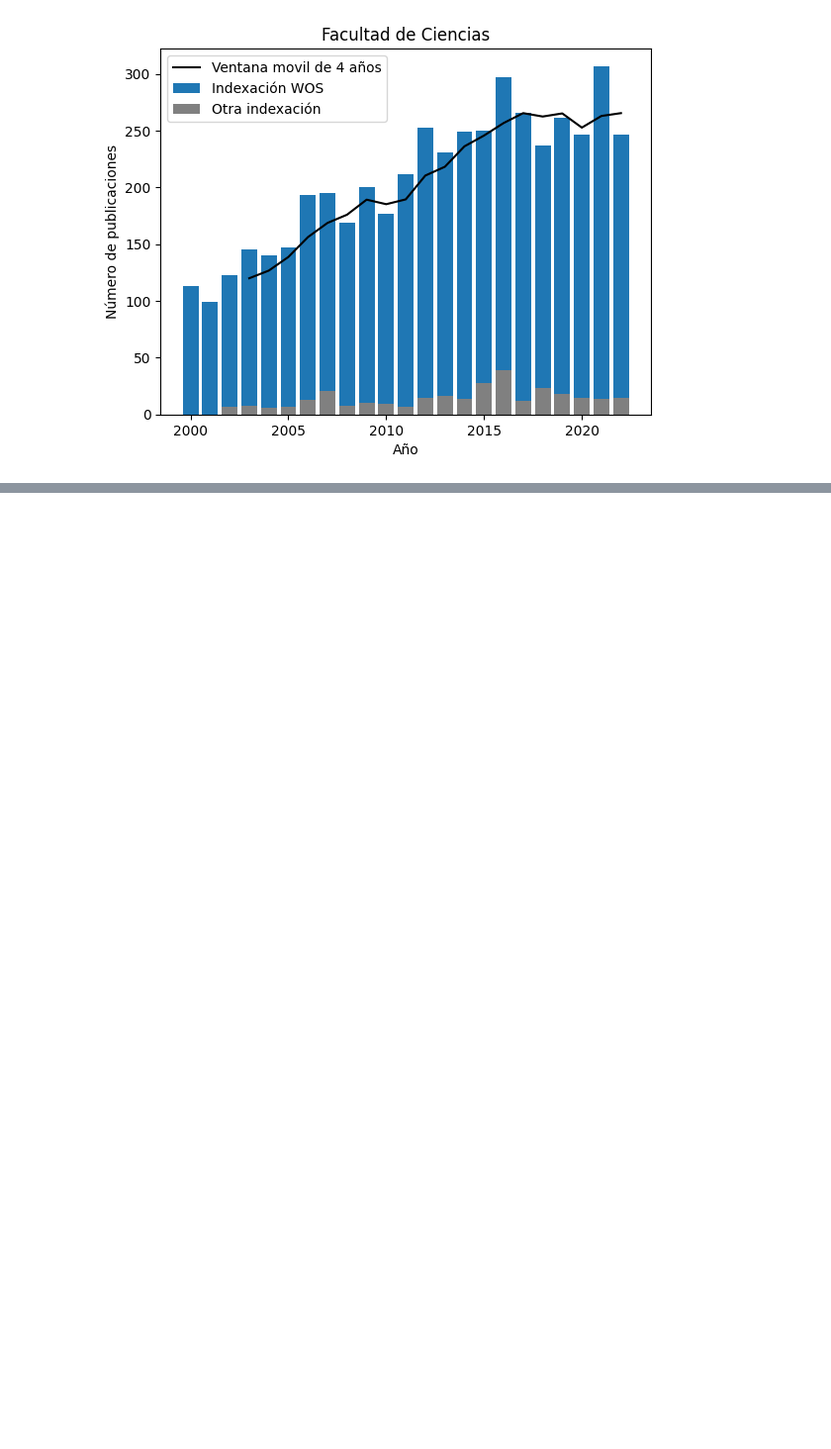
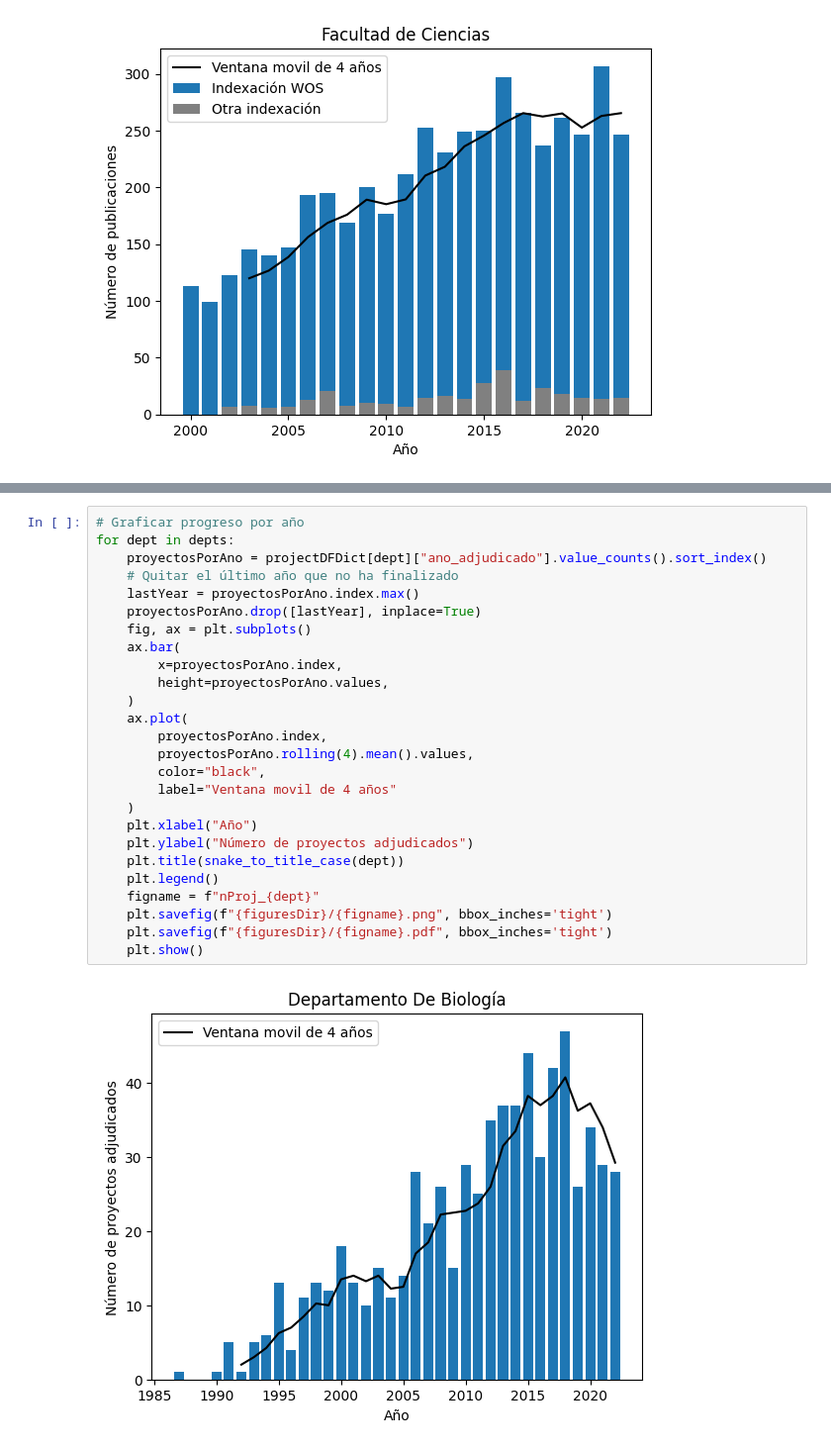
Before and after one commit to dmunozg/analisisPublicacionesFCiencias, a Jupyter notebook: analysis.ipynb, the cells around one changed output, grey strips where cells are left out. Shown at 99% size. Drawn from its saved outputs; the diff is of its cells as text; blank space fills up the shorter version.

Commit message:
feat: Añade análisis de número de proyectos

```diff
--- a/analysis.ipynb
+++ b/analysis.ipynb
@@ -227,0 +263,28 @@ plt.show()
+# %%
+# Graficar progreso por año
+for dept in depts:
+    proyectosPorAno = projectDFDict[dept]["ano_adjudicado"].value_counts().sort_index()
+    # Quitar el último año que no ha finalizado
+    lastYear = proyectosPorAno.index.max()
+    proyectosPorAno.drop([lastYear], inplace=True)
+    fig, ax = plt.subplots()
+    ax.bar(
+        x=proyectosPorAno.index,
+        height=proyectosPorAno.values,
+    )
+    ax.plot(
+        proyectosPorAno.index,
+        proyectosPorAno.rolling(4).mean().values,
+        color="black",
+        label="Ventana movil de 4 años"
+    )
+    plt.xlabel("Año")
+    plt.ylabel("Número de proyectos adjudicados")
+    plt.title(snake_to_title_case(dept))
+    plt.legend()
+    figname = f"nProj_{dept}"
+    plt.savefig(f"{figuresDir}/{figname}.png", bbox_inches='tight')
+    plt.savefig(f"{figuresDir}/{figname}.pdf", bbox_inches='tight')
+    plt.show()
+# %% [output]
+[figure, added]
```
Also changed, not shown: parts of 8 cells of this notebook.
